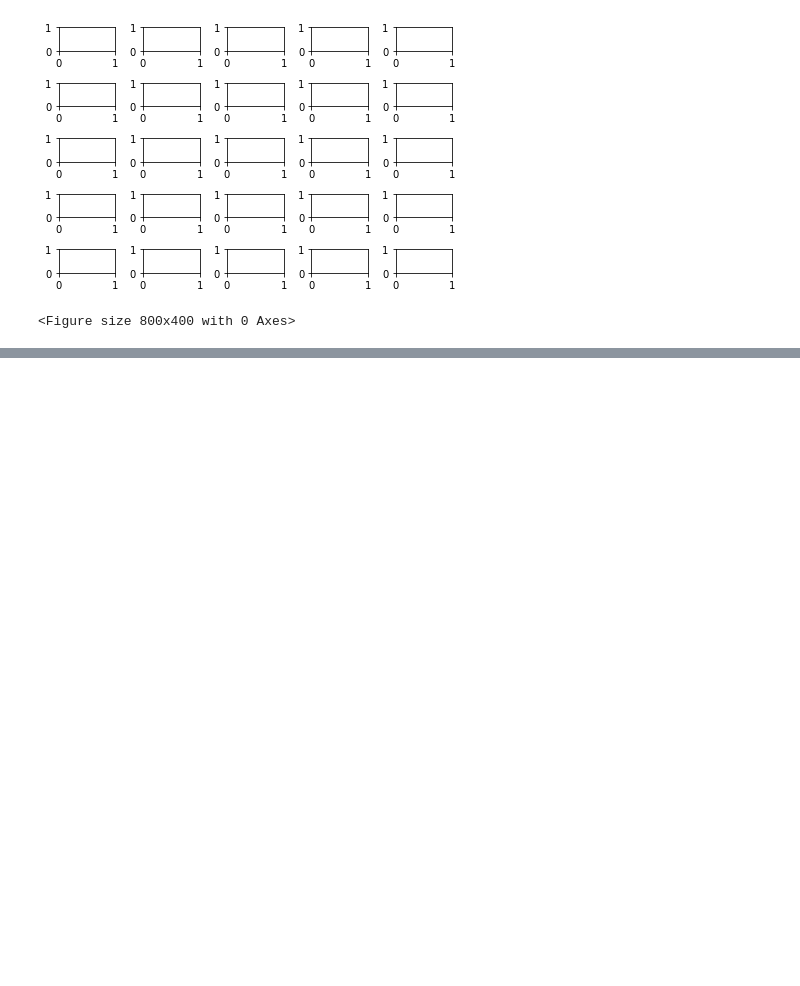
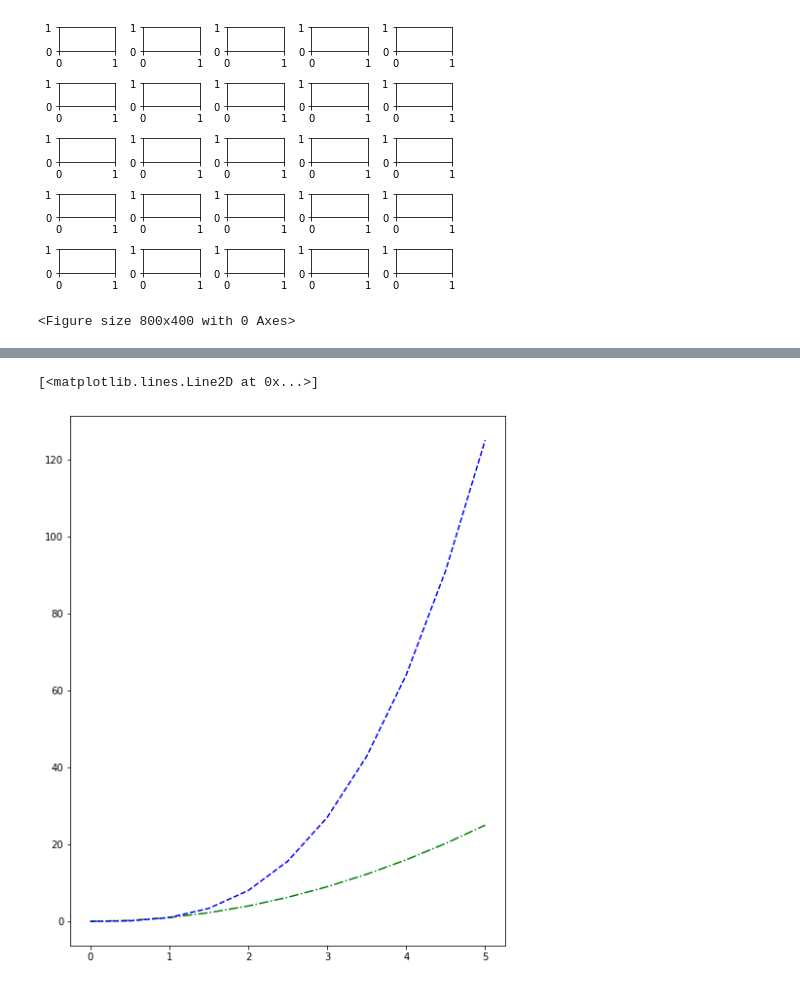
Before and after one commit to Matbmuniz/EstudosDataScience, a Jupyter notebook: matplotlib- pt1.ipynb, the cells around one changed output, grey strips where cells are left out. Saved outputs shown, nothing was run; the diff lists cells and outputs as text; code cells hidden in the pictures; blank space fills up the shorter version.

```diff
--- a/matplotlib- pt1.ipynb
+++ b/matplotlib- pt1.ipynb
@@ -113,0 +114,7 @@ axes.legend(loc=0)
+# %%
+fig, ax = plt.subplots(figsize=(8,10))
+ax.plot(x, x **2, 'g-.')
+ax.plot(x, x**3, 'b--')
+# %% [output]
+[<matplotlib.lines.Line2D at 0x...>]
+[figure, added]
```
Also changed, not shown: parts of 1 cell of this notebook.
